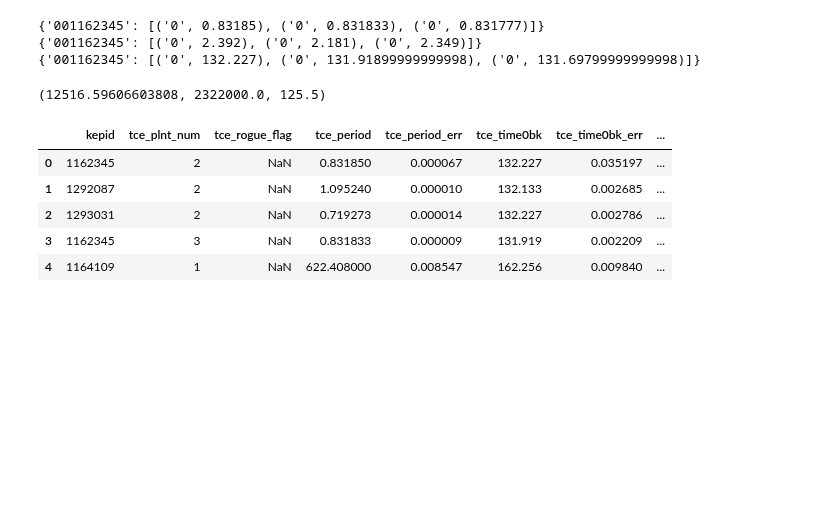
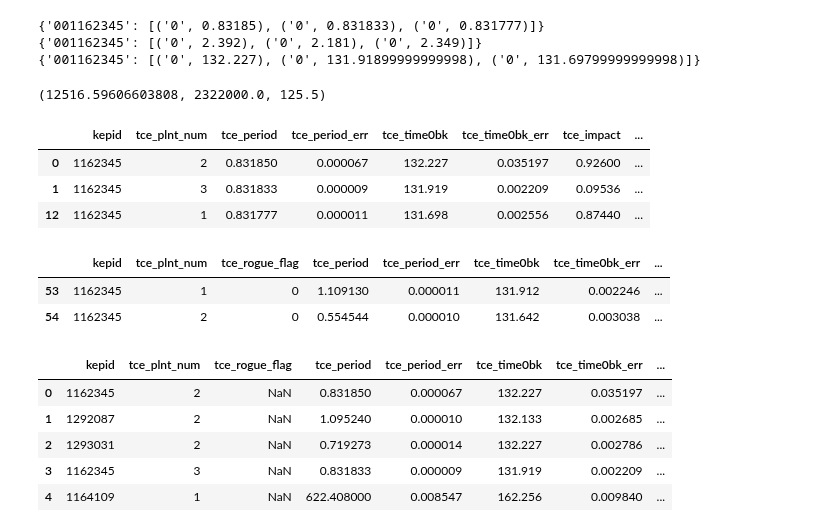
Before and after one commit to grewwc/phd_thesis, a Jupyter notebook: exoplanet/again_preprocess.ipynb, the cells around one changed output. Drawn from its saved outputs; the diff is of its cells as text; code cells hidden in the pictures; blank space fills up the shorter version.

```diff
--- a/exoplanet/again_preprocess.ipynb
+++ b/exoplanet/again_preprocess.ipynb
@@ -55,3 +30,10 @@ print(first_epochs)
 depth.mean(), depth.max(), np.median(depth)
 # %% [output]
 (12516.59606603808, 2322000.0, 125.5)
+# %%
+df_clean[df_clean['kepid']==1162345]
+# %% [output]
+|  | kepid | tce_plnt_num | tce_period | tce_period_err | tce_time0bk | tce_time0bk_err | tce_impact | ... |
+| 0 | 1162345 | 2 | 0.831850 | 0.000067 | 132.227 | 0.035197 | 0.92600 | ... |
+| 1 | 1162345 | 3 | 0.831833 | 0.000009 | 131.919 | 0.002209 | 0.09536 | ... |
+| 12 | 1162345 | 1 | 0.831777 | 0.000011 | 131.698 | 0.002556 | 0.87440 | ... |
@@ -57,0 +42,6 @@ depth.mean(), depth.max(), np.median(depth)
+# %%
+dr27[dr27['kepid']==kepid]
+# %% [output]
+|  | kepid | tce_plnt_num | tce_rogue_flag | tce_period | tce_period_err | tce_time0bk | tce_time0bk_err | ... |
+| 53 | 1162345 | 1 | 0 | 1.109130 | 0.000011 | 131.912 | 0.002246 | ... |
+| 54 | 1162345 | 2 | 0 | 0.554544 | 0.000010 | 131.642 | 0.003038 | ... |
```
Also changed, not shown: parts of 19 cells of this notebook, 10 other files.
